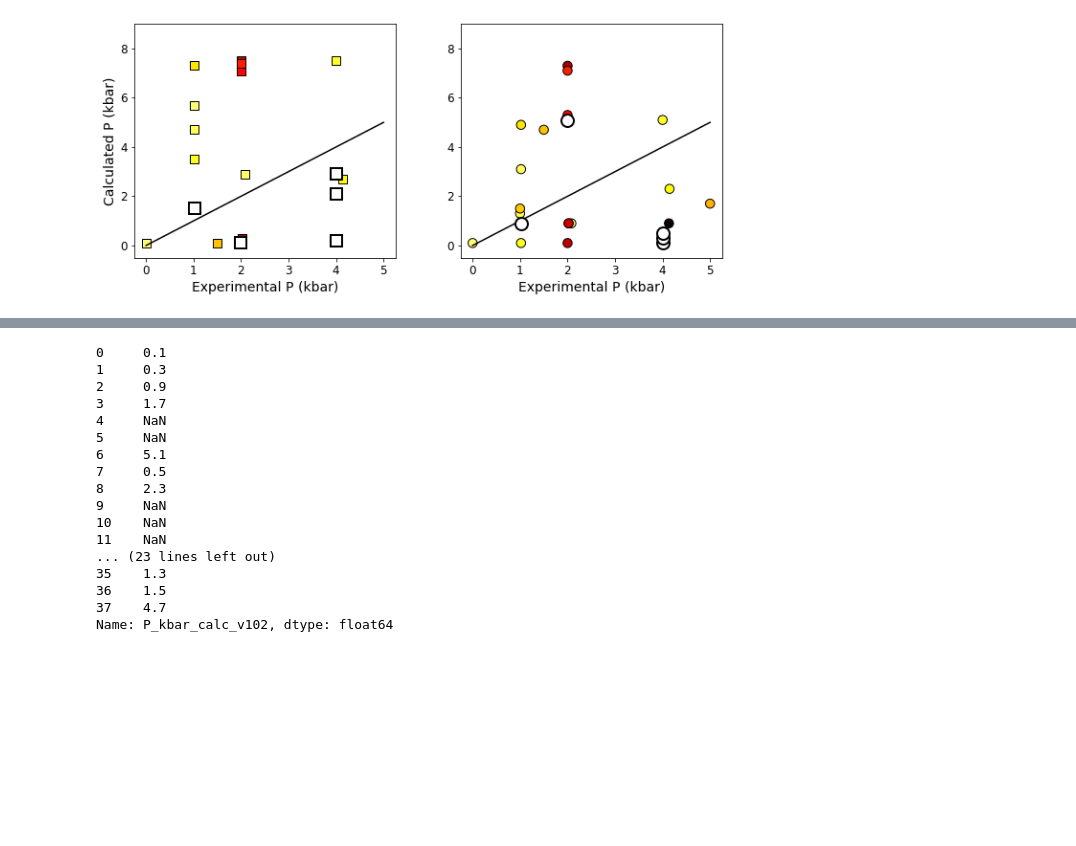
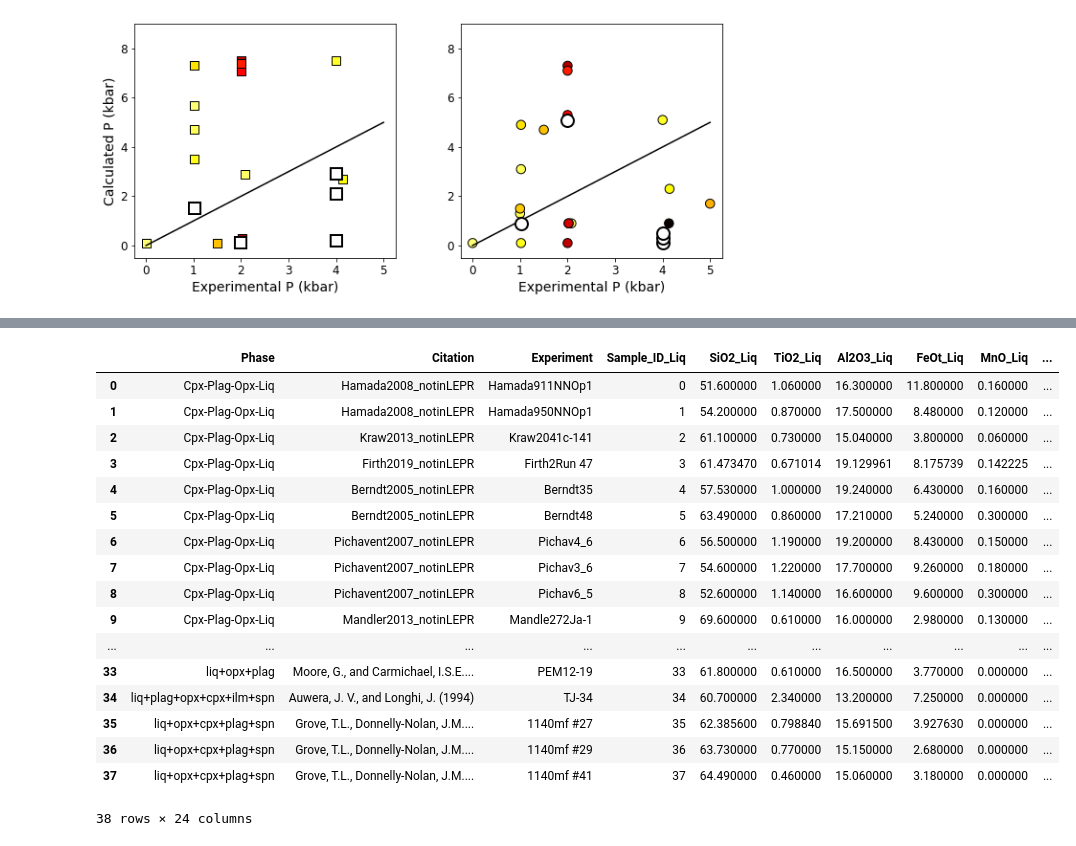
Before and after one commit to gleesonm1/PetThermoTools, a Jupyter notebook: Examples/BarometryTests/Extract Information-ForPenny.ipynb, the cells around one changed output, grey strips where cells are left out. Saved outputs shown, nothing was run; the diff lists cells and outputs as text; code cells hidden in the pictures; blank space fills up the shorter version.

```diff
--- a/Examples/BarometryTests/Extract Information-ForPenny.ipynb
+++ b/Examples/BarometryTests/Extract Information-ForPenny.ipynb
@@ -126,21 +133,22 @@ PEM12-19
 [figure]
-# %%
-Data['P_kbar_calc_v102']
-# %% [output]
-0     0.1
-1     0.3
-2     0.9
-3     1.7
-4     NaN
-5     NaN
-6     5.1
-7     0.5
-8     2.3
-9     NaN
-10    NaN
-11    NaN
-... (23 lines left out)
-35    1.3
-36    1.5
-37    4.7
-Name: P_kbar_calc_v102, dtype: float64
+# %%
+Data.to_excel('DataCheck.xlsx')
+# %% [output]
+|  | Phase | Citation | Experiment | Sample_ID_Liq | SiO2_Liq | TiO2_Liq | Al2O3_Liq | FeOt_Liq | MnO_Liq | ... |
+| 0 | Cpx-Plag-Opx-Liq | Hamada2008_notinLEPR | Hamada911NNOp1 | 0 | 51.600000 | 1.060000 | 16.300000 | 11.800000 | 0.160000 | ... |
+| 1 | Cpx-Plag-Opx-Liq | Hamada2008_notinLEPR | Hamada950NNOp1 | 1 | 54.200000 | 0.870000 | 17.500000 | 8.480000 | 0.120000 | ... |
+| 2 | Cpx-Plag-Opx-Liq | Kraw2013_notinLEPR | Kraw2041c-141 | 2 | 61.100000 | 0.730000 | 15.040000 | 3.800000 | 0.060000 | ... |
+| 3 | Cpx-Plag-Opx-Liq | Firth2019_notinLEPR | Firth2Run 47 | 3 | 61.473470 | 0.671014 | 19.129961 | 8.175739 | 0.142225 | ... |
+| 4 | Cpx-Plag-Opx-Liq | Berndt2005_notinLEPR | Berndt35 | 4 | 57.530000 | 1.000000 | 19.240000 | 6.430000 | 0.160000 | ... |
+| 5 | Cpx-Plag-Opx-Liq | Berndt2005_notinLEPR | Berndt48 | 5 | 63.490000 | 0.860000 | 17.210000 | 5.240000 | 0.300000 | ... |
+| 6 | Cpx-Plag-Opx-Liq | Pichavent2007_notinLEPR | Pichav4_6 | 6 | 56.500000 | 1.190000 | 19.200000 | 8.430000 | 0.150000 | ... |
+| 7 | Cpx-Plag-Opx-Liq | Pichavent2007_notinLEPR | Pichav3_6 | 7 | 54.600000 | 1.220000 | 17.700000 | 9.260000 | 0.180000 | ... |
+| 8 | Cpx-Plag-Opx-Liq | Pichavent2007_notinLEPR | Pichav6_5 | 8 | 52.600000 | 1.140000 | 16.600000 | 9.600000 | 0.300000 | ... |
+| 9 | Cpx-Plag-Opx-Liq | Mandler2013_notinLEPR | Mandle272Ja-1 | 9 | 69.600000 | 0.610000 | 16.000000 | 2.980000 | 0.130000 | ... |
+| ... | ... | ... | ... | ... | ... | ... | ... | ... | ... | ... |
+| 33 | liq+opx+plag | Moore, G., and Carmichael, I.S.E.... | PEM12-19 | 33 | 61.800000 | 0.610000 | 16.500000 | 3.770000 | 0.000000 | ... |
+| 34 | liq+plag+opx+cpx+ilm+spn | Auwera, J. V., and Longhi, J. (1994) | TJ-34 | 34 | 60.700000 | 2.340000 | 13.200000 | 7.250000 | 0.000000 | ... |
+| 35 | liq+opx+cpx+plag+spn | Grove, T.L., Donnelly-Nolan, J.M.... | 1140mf #27 | 35 | 62.385600 | 0.798840 | 15.691500 | 3.927630 | 0.000000 | ... |
+| 36 | liq+opx+cpx+plag+spn | Grove, T.L., Donnelly-Nolan, J.M.... | 1140mf #29 | 36 | 63.730000 | 0.770000 | 15.150000 | 2.680000 | 0.000000 | ... |
+| 37 | liq+opx+cpx+plag+spn | Grove, T.L., Donnelly-Nolan, J.M.... | 1140mf #41 | 37 | 64.490000 | 0.460000 | 15.060000 | 3.180000 | 0.000000 | ... |
+38 rows × 24 columns
```
Also changed, not shown: parts of 1 cell of this notebook, 25 other files.
